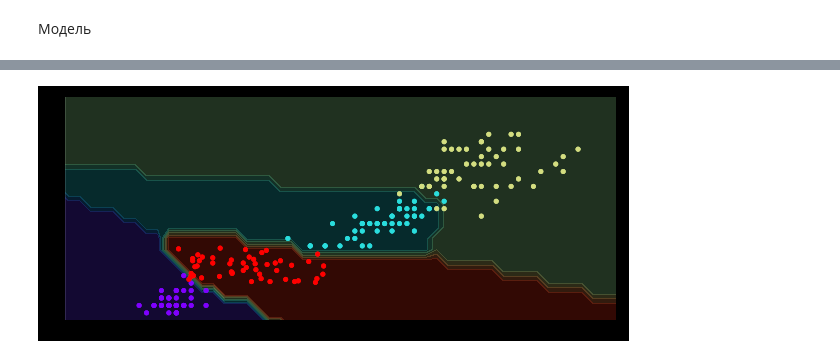
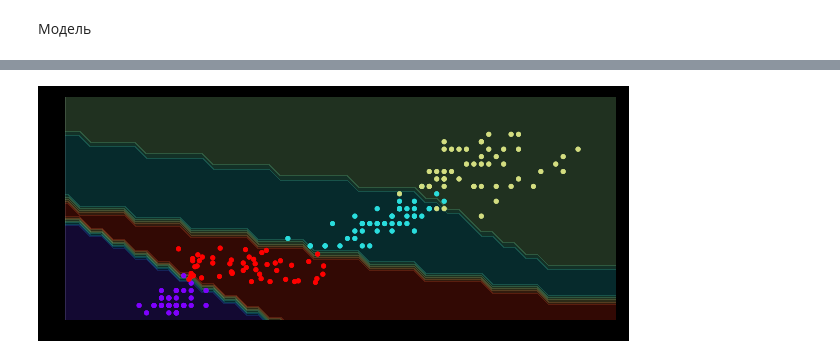
Before and after one commit to Oukey/M_L, a Jupyter notebook: myML1_4.ipynb, the cells around one changed output, grey strips where cells are left out. Drawn from its saved outputs; the diff is of its cells as text; code cells hidden in the pictures.

```diff
--- a/myML1_4.ipynb
+++ b/myML1_4.ipynb
@@ -432,6 +432,29 @@ import math
 from torch import nn, optim
 from torch.nn import Linear, Sigmoid
 from matplotlib import pyplot as plt
+
+'''
+# Рандомный датасет
+def layers(n, m):
+    model.cpu()
+    def bump(a):
+        x = 1 / (.1 + np.random.random())
+        y = 2 * np.random.random() - .5
+        z = 10 / (.1 + np.random.random())
+        for i in range(m):
+            w = (i / m - y) * z
+            a[i] += x * np.exp(-w * w)
+    a = np.zeros((m, n))
+    for i in range(n):
+        for j in range(5):
+            bump(a[:, i])
+    return a
+
+d = layers(3, 100)
+fig, ax = plt.subplots()
+ax.stackplot(range(100), d.T, baseline='wiggle')
+# plt.show()
+'''
 
 
 # График на основе модели
@@ -532,7 +555,7 @@ model.to(device)
 lr = 0.1
 n_epochs = 1000
 loss_fn = torch.nn.CrossEntropyLoss()
-optimizer = torch.optim.Adamax(model.parameters(), lr=lr, weight_decay=0.00001)
+optimizer = torch.optim.Adam(model.parameters(), lr=lr, weight_decay=0.00001)
 train_step = make_train_step(model, loss_fn, optimizer)
 
 for epoch in range(n_epochs):
@@ -557 +580 @@ Loss: 0.012529972940683365
-[figure, old version]
+[figure, new version]
```
Also changed, not shown: parts of 2 cells of this notebook.
